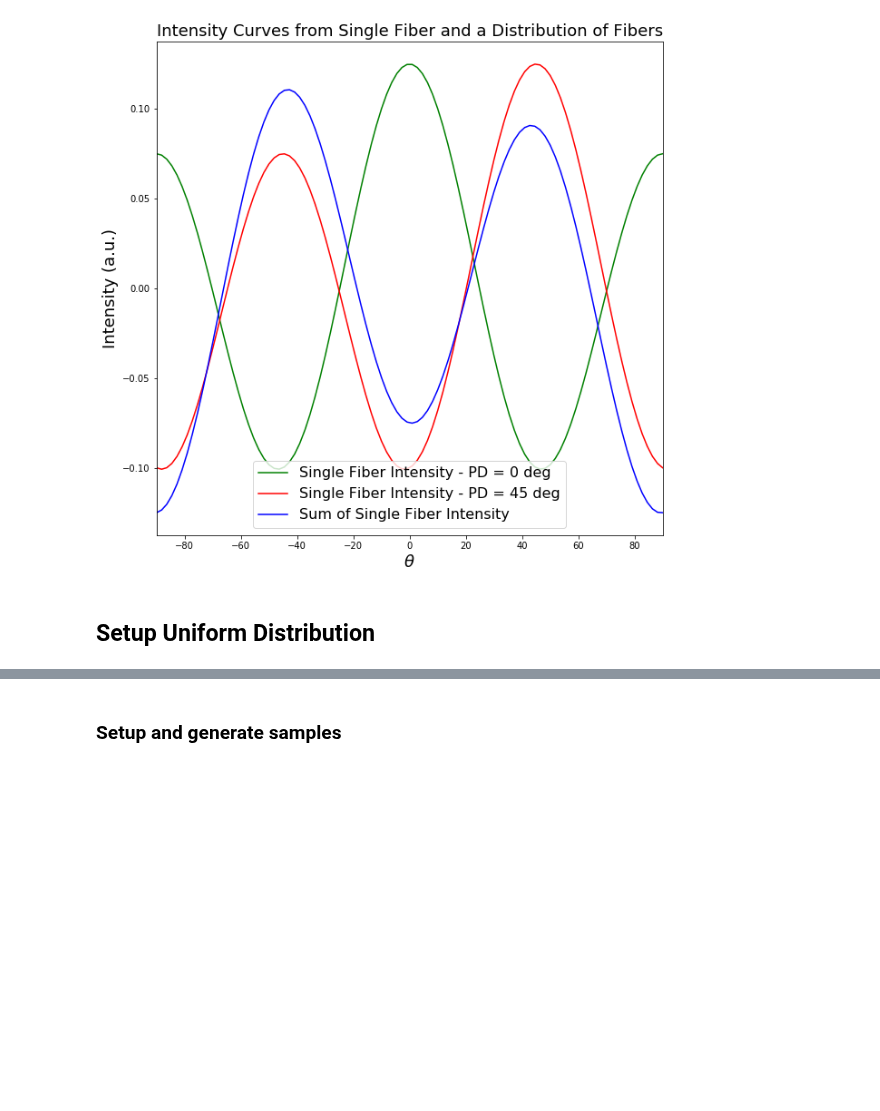
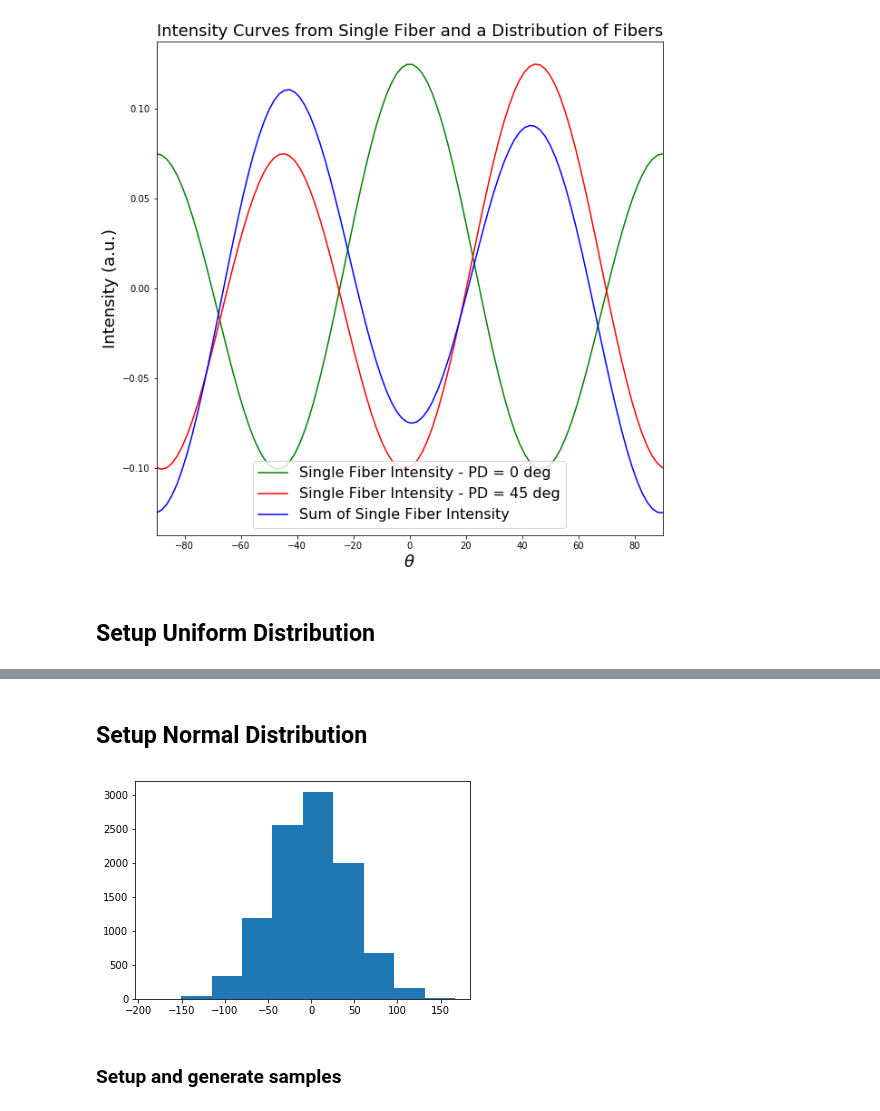
Before and after one commit to mfkiwl/splineDIC, a Jupyter notebook: notebooks/exploratory/stp_explore_ODF_extraction.ipynb, the cells around one changed output, grey strips where cells are left out. Saved outputs shown, nothing was run; the diff lists cells and outputs as text; code cells hidden in the pictures; blank space fills up the shorter version.

```diff
--- a/notebooks/exploratory/stp_explore_ODF_extraction.ipynb
+++ b/notebooks/exploratory/stp_explore_ODF_extraction.ipynb
@@ -109,3 +111,11 @@ plt.hist(samples);
+# %% [markdown]
+## Setup Normal Distribution
+# %%
+samples = np.random.normal(0, 45, 10000)
+# %%
+plt.hist(samples);
+# %% [output]
+[figure, added]
 # %% [markdown]
 ### Setup and generate samples
 # %%
```
Also changed, not shown: parts of 15 cells of this notebook.
